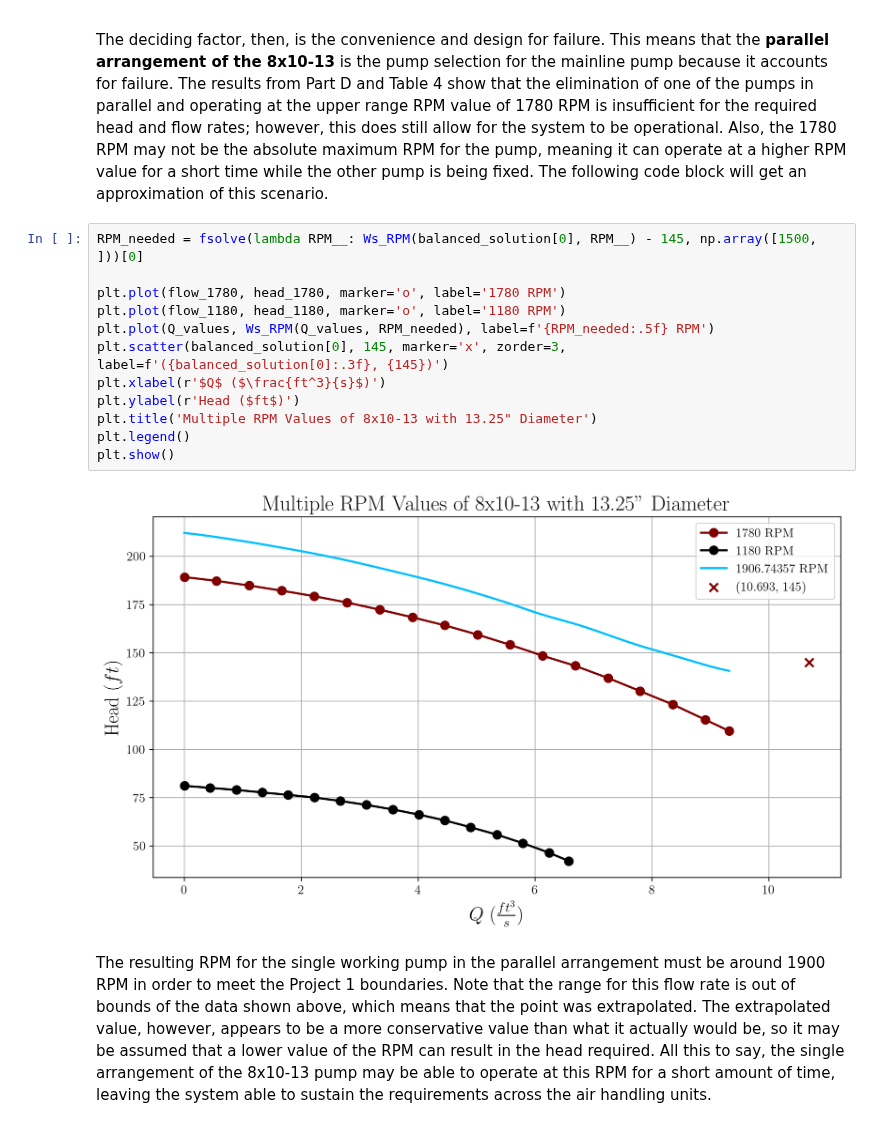
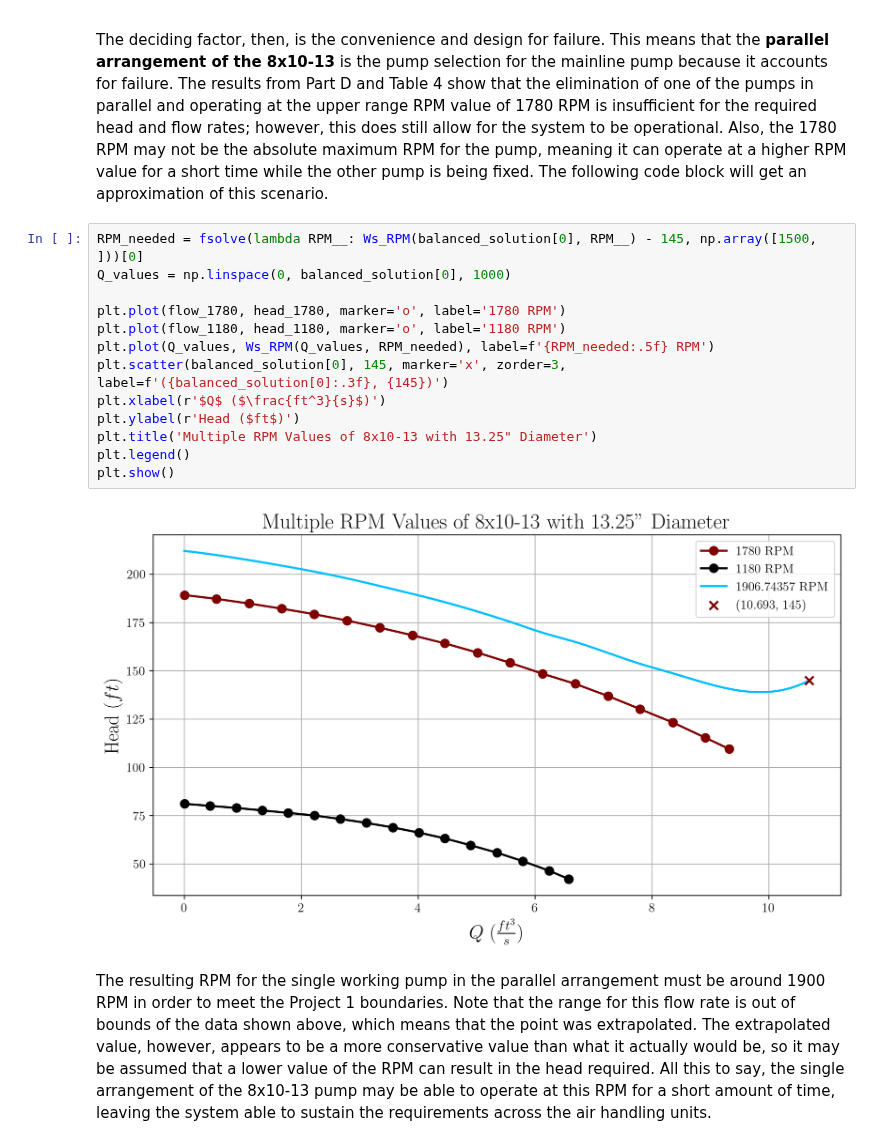
Before and after one commit to gabemorris12/msu_esd, a Jupyter notebook: Project 3/Project 3.ipynb, the cells around one changed output. Saved outputs shown, nothing was run; the diff lists cells and outputs as text.

```diff
--- a/Project 3/Project 3.ipynb
+++ b/Project 3/Project 3.ipynb
@@ -525,17 +525,18 @@ Part E proves that the single arrangement of 8x10-16H and the parallel arrangeme
 The deciding factor, then, is the convenience and design for failure. This means that the **parallel arrangement of the 8x10-13** is the pump selection for the mainline pump because it accounts for failure. The results from Part D and Table 4 show that the elimination of one of the pumps in parallel and operating at the upper range RPM value of 1780 RPM is insufficient for the required head and flow rates; however, this does still allow for the system to be operational. Also, the 1780 RPM may not be the absolute maximum RPM for the pump, meaning it can operate at a higher RPM value for a short time while the other pump is being fixed. The following code block will get an approximation of this scenario.
 # %%
 RPM_needed = fsolve(lambda RPM__: Ws_RPM(balanced_solution[0], RPM__) - 145, np.array([1500, ]))[0]
+Q_values = np.linspace(0, balanced_solution[0], 1000)
 
 plt.plot(flow_1780, head_1780, marker='o', label='1780 RPM')
 plt.plot(flow_1180, head_1180, marker='o', label='1180 RPM')
 plt.plot(Q_values, Ws_RPM(Q_values, RPM_needed), label=f'{RPM_needed:.5f} RPM')
 plt.scatter(balanced_solution[0], 145, marker='x', zorder=3, label=f'({balanced_solution[0]:.3f}, {145})')
 plt.xlabel(r'$Q$ ($\frac{ft^3}{s}$)')
 plt.ylabel(r'Head ($ft$)')
 plt.title('Multiple RPM Values of 8x10-13 with 13.25" Diameter')
 plt.legend()
 plt.show()
 # %% [output]
-[figure, old version]
+[figure, new version]
 # %% [markdown]
 The resulting RPM for the single working pump in the parallel arrangement must be around 1900 RPM in order to meet the Project 1 boundaries. Note that the range for this flow rate is out of bounds of the data shown above, which means that the point was extrapolated. The extrapolated value, however, appears to be a more conservative value than what it actually would be, so it may be assumed that a lower value of the RPM can result in the head required. All this to say, the single arrangement of the 8x10-13 pump may be able to operate at this RPM for a short amount of time, leaving the system able to sustain the requirements across the air handling units.
```
Also changed, not shown: parts of 1 cell of this notebook, 1 other file.
